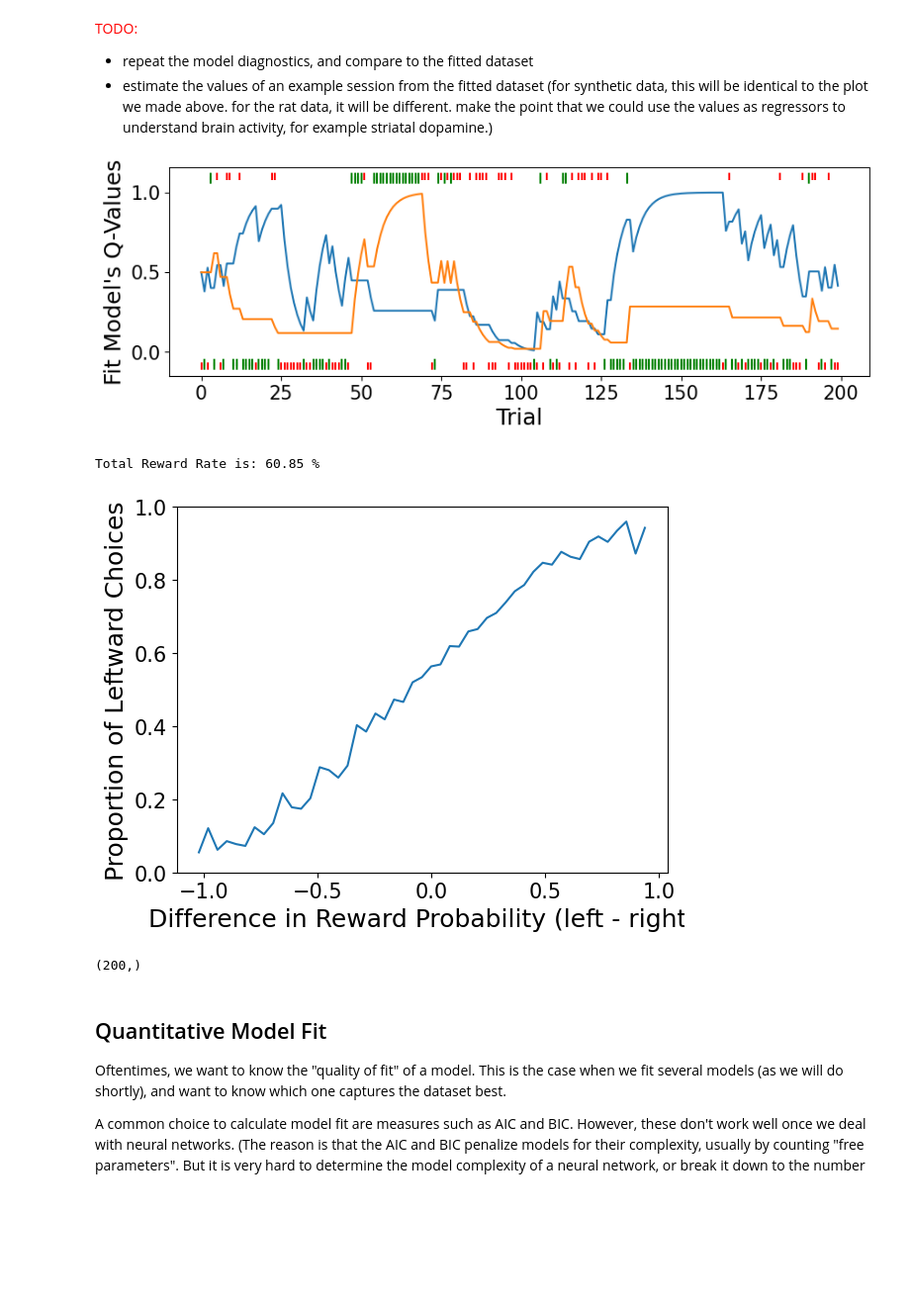
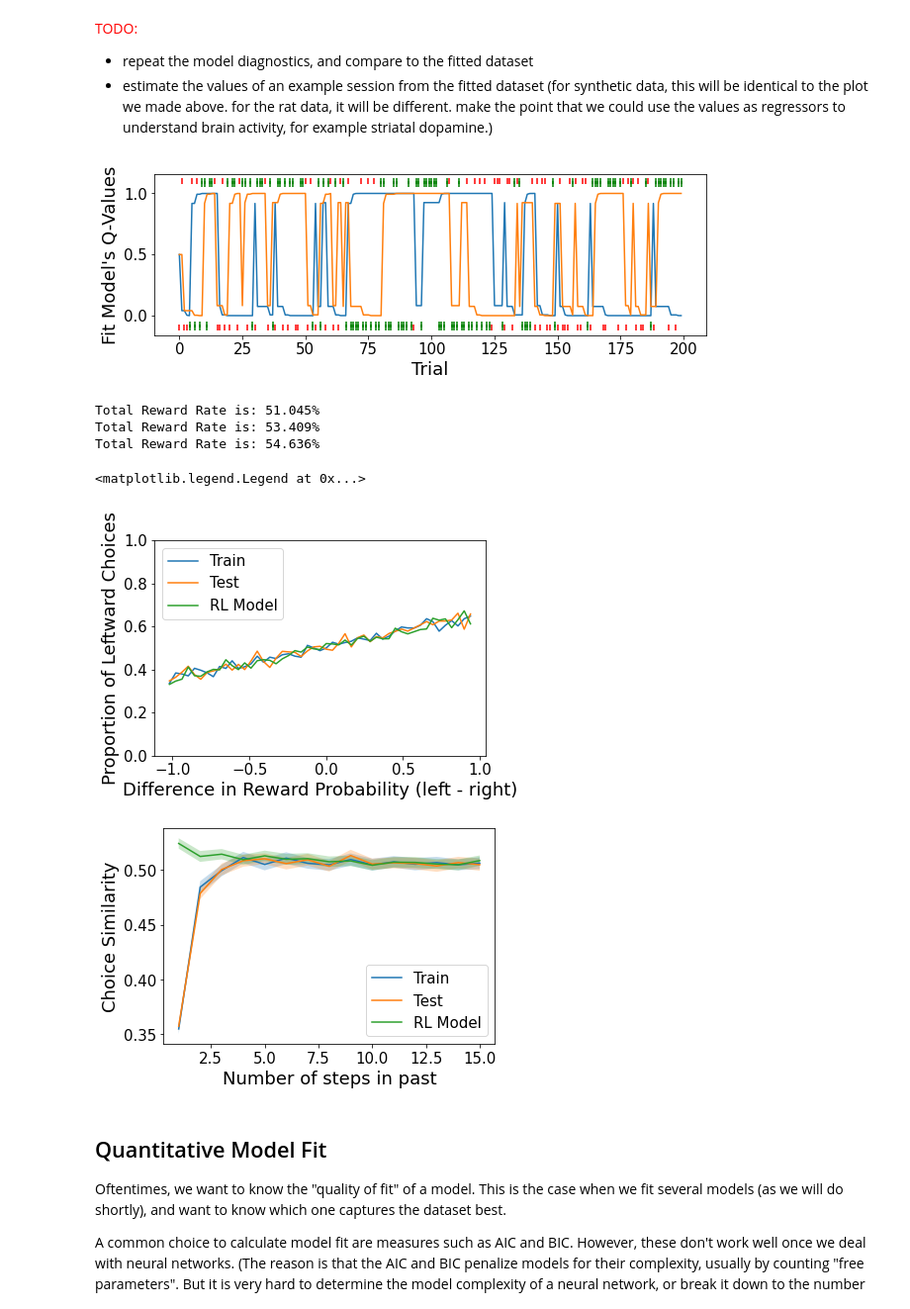
Before and after one commit to kstach01/CogModelingRNNsTutorial, a Jupyter notebook: cognitive-modeling-demo.ipynb, the cells around one changed output. Shown at 99% size. Saved outputs shown, nothing was run; the diff lists cells and outputs as text; code cells hidden in the pictures; blank space fills up the shorter version.

```diff
--- a/cognitive-modeling-demo.ipynb
+++ b/cognitive-modeling-demo.ipynb
@@ -288,7 +278,7 @@ Now that we have a thorough understanding of how our RL agent works, we will lea
 #@title Select dataset type.
 #@markdown ## Select dataset:
 
-dataset_type = 'SyntheticVanillaQ'  #@param ['SyntheticVanillaQ', 'SyntheticMysteryQ', 'RealWorldRatDataset']
+dataset_type = 'SyntheticMysteryQ3'  #@param ['SyntheticVanillaQ', 'SyntheticMysteryQ1', 'SyntheticMysteryQ2', 'SyntheticMysteryQ3', 'RealWorldRatDataset']
 is_synthetic = dataset_type.startswith('Synthetic')
 
 
@@ -296,15 +286,18 @@ is_synthetic = dataset_type.startswith('Synthetic')
 if is_synthetic:
   gen_alpha = 0.25 #@param
   gen_beta = 5 #@param
+  mystery_param = 0.5  #@param
   n_trials_per_session = 200  #@param
-  n_sessions = 100  #@param
-  sigma = 0.1  #@param
+  n_sessions = 220  #@param
+  sigma = .1  #@param
   environment = bandits.EnvironmentBanditsDrift(sigma=sigma)
 
   # Set up agent.
   agent = {
       'SyntheticVanillaQ': bandits.VanillaAgentQ(gen_alpha, gen_beta),
-      'SyntheticMysteryQ': bandits.MysteryAgentQ(gen_alpha, gen_beta),
+      'SyntheticMysteryQ1': bandits.MysteryAgentQ1(gen_alpha, gen_beta, mystery_param=mystery_param),
+      'SyntheticMysteryQ2': bandits.MysteryAgentQ2(gen_alpha, gen_beta, mystery_param=mystery_param),
+      'SyntheticMysteryQ3': bandits.MysteryAgentQ3(gen_alpha, gen_beta, mystery_param=mystery_param),
       }[dataset_type]
 
   dataset_train, experiment_list_train = bandits.create_dataset(
@@ -508,18 +501,33 @@ bandits.plot_session(
     choices=choices, rewards=rewards, timeseries=rl_activations,
     timeseries_name="Fit Model's Q-Values")
 # %% [output]
-[figure, old version]
+[figure, new version]
 # %%
 #@title Plot behavior diagnostics
-bandits.show_valuemetric(experiment_list_rl)
+bandits.show_valuemetric(experiment_list_train, label='Train')
+bandits.show_total_reward_rate(experiment_list_train)
+
+bandits.show_valuemetric(experiment_list_test, label='Test')
+bandits.show_total_reward_rate(experiment_list_test)
+
+bandits.show_valuemetric(experiment_list_rl, label='RL Model')
 bandits.show_total_reward_rate(experiment_list_rl)
+plt.legend()
 # %% [output]
-Total Reward Rate is: 60.85 %
+Total Reward Rate is: 51.045%
+Total Reward Rate is: 53.409%
+Total Reward Rate is: 54.636%
+<matplotlib.legend.Legend at 0x...>
-[figure, old version]
+[figure, new version]
-# %%
-experiment_list_rl[0].choices.shape
-# %% [output]
-(200,)
+# %%
+plotting.plot_action_similarity_to_history(
+    experiment_list_train,
+    experiment_list_test,
+    experiment_list_rl,
+    n_steps_back=16,
+    labels=['Train', 'Test', 'RL Model'])
+# %% [output]
+[figure, added]
 # %% [markdown]
 ## Quantitative Model Fit
 
```
Also changed, not shown: parts of 40 cells of this notebook, 15 other files.
